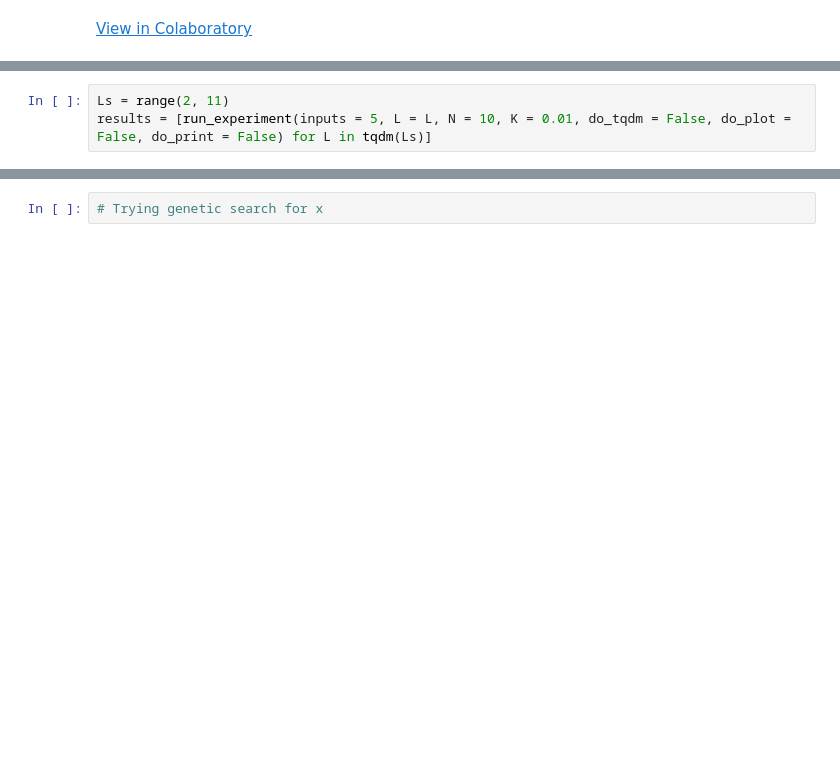
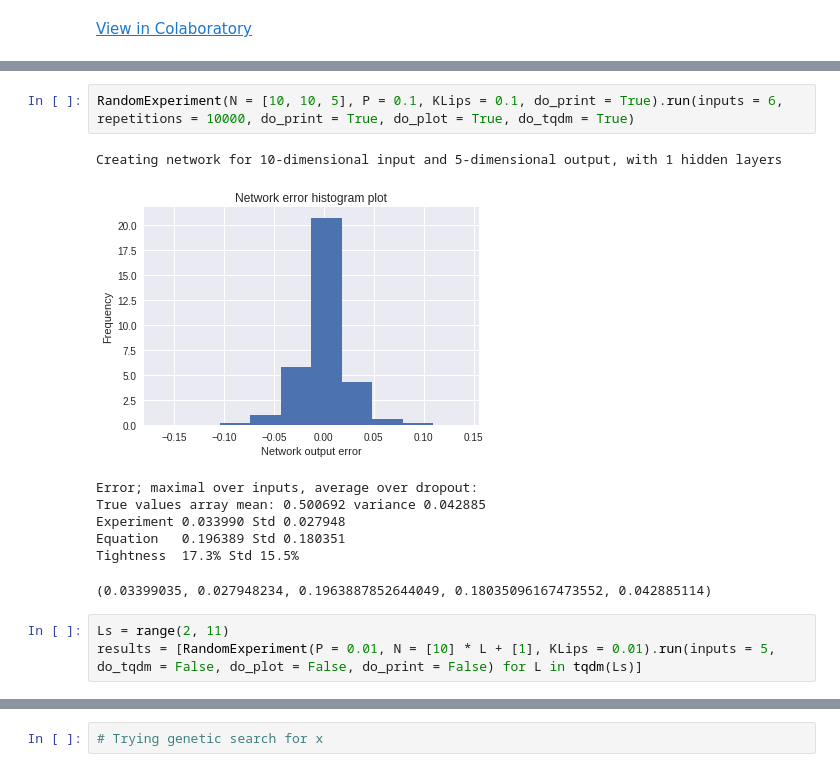
Before and after one commit to LPD-EPFL/nn-fault-tolerance, a Jupyter notebook: DropoutErrorVarianceKerasColab.ipynb, the cells around one changed output, grey strips where cells are left out. Cells and saved outputs as stored; diff of their text form; blank space fills up the shorter version.

Commit message:
Make Experiment abstract class

```diff
--- a/DropoutErrorVarianceKerasColab.ipynb
+++ b/DropoutErrorVarianceKerasColab.ipynb
@@ -278,6 +286,17 @@ Tightness  4.1% Std 5.3%
+# %%
+RandomExperiment(N = [10, 10, 5], P = 0.1, KLips = 0.1, do_print = True).run(inputs = 6, repetitions = 10000, do_print = True, do_plot = True, do_tqdm = True)
+# %% [output]
+Creating network for 10-dimensional input and 5-dimensional output, with 1 hidden layers
+[figure, added]
+Error; maximal over inputs, average over dropout:
+True values array mean: 0.500692 variance 0.042885
+Experiment 0.033990 Std 0.027948
+Equation   0.196389 Std 0.180351
+Tightness  17.3% Std 15.5%
+(0.03399035, 0.027948234, 0.1963887852644049, 0.18035096167473552, 0.042885114)
 # %%
 Ls = range(2, 11)
-results = [run_experiment(inputs = 5, L = L, N = 10, K = 0.01, do_tqdm = False, do_plot = False, do_print = False) for L in tqdm(Ls)]
+results = [RandomExperiment(P = 0.01, N = [10] * L + [1], KLips = 0.01).run(inputs = 5, do_tqdm = False, do_plot = False, do_print = False) for L in tqdm(Ls)]
 # %%
 mean_exp, std_exp, mean_bound, std_bound, std_true = [np.array(x) for x in zip(*results)]
 plt.figure()
```
Also changed, not shown: parts of 10 cells of this notebook.
